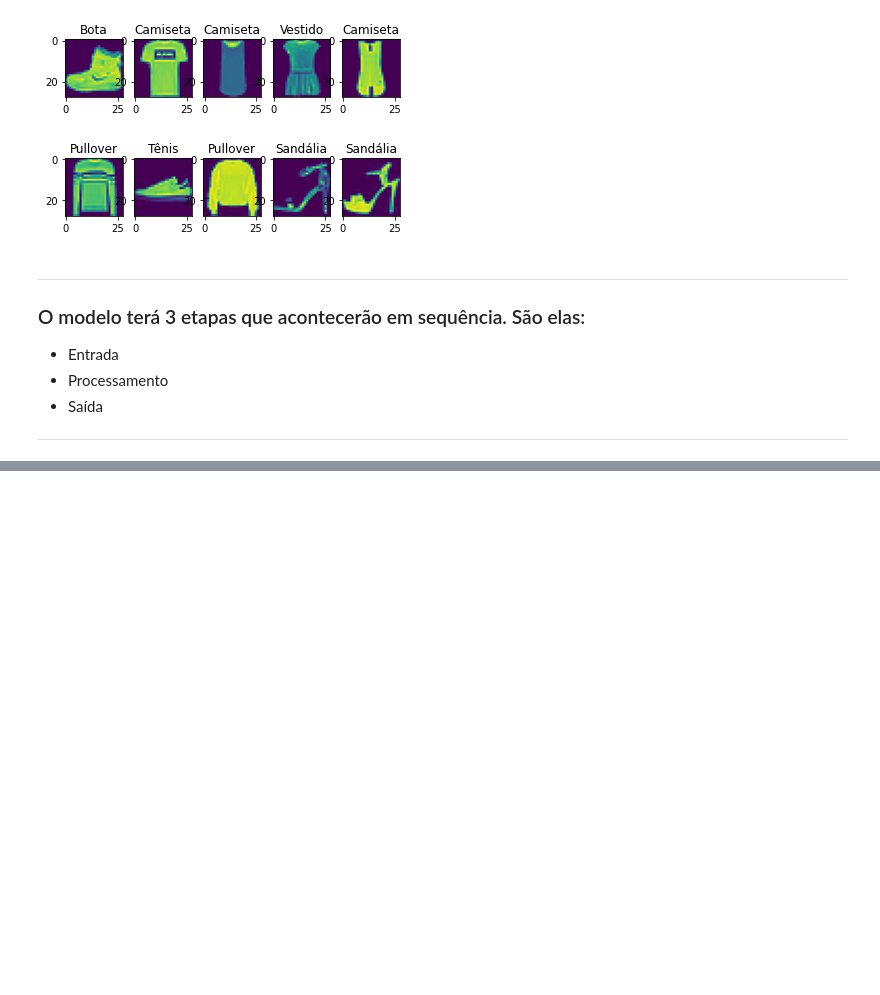
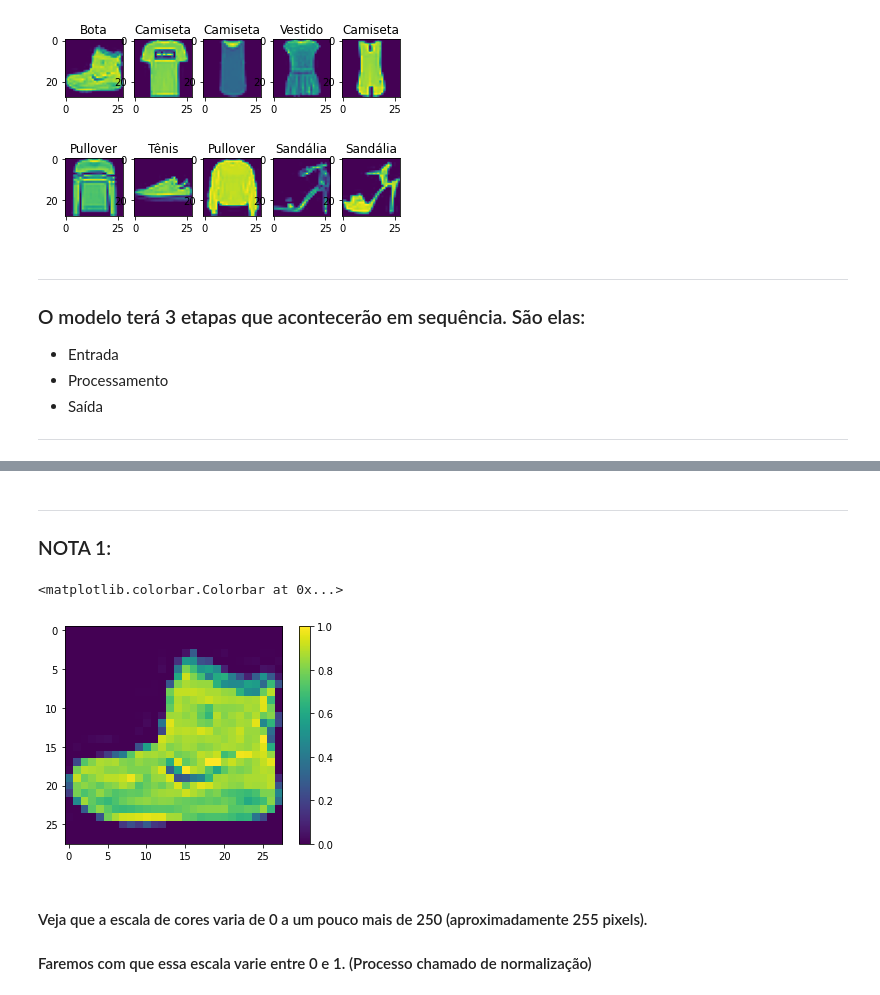
Before and after one commit to silsantos/Image_Classification_Python, a Jupyter notebook: 1_reconhecimento_imagens_keras.ipynb, the cells around one changed output, grey strips where cells are left out. Drawn from its saved outputs; the diff is of its cells as text; code cells hidden in the pictures; blank space fills up the shorter version.

```diff
--- a/1_reconhecimento_imagens_keras.ipynb
+++ b/1_reconhecimento_imagens_keras.ipynb
@@ -96,10 +99,14 @@ for imagem in range(10):
 # Camada 2 (saída): Primeiro parâmetro é o número de classificações do nosso modelo (10).
 
 
+imagens_treino = imagens_treino/float(255)  # Ver NOTA 1 (normalização)
+
 modelo = keras.Sequential([
     keras.layers.Flatten(input_shape = (28,28)),   # entrada
     keras.layers.Dense(256, activation = tensorflow.nn.relu),        # processamento
-    keras.layers.Dense(10, activation = tensorflow.nn.softmax)          # saída
+    #keras.layers.Dense(128, activation = tensorflow.nn.relu),       # Camada intermediária. Ver NOTA 2.
+    #keras.layers.Dense(64, activation = tensorflow.nn.relu),        # Camada intermediária 2. Não deu certo, a perda (loss) aumentou.
+    keras.layers.Dense(10, activation = tensorflow.nn.softmax)       # saída
 ])
 # %% [markdown]
 ### Sobre a função ReLu (Unidade Linear Retificada):
@@ -116,4 +123,4 @@ modelo = keras.Sequential([
 # %%
 # Compilação do modelo:
 
-modelo.compile(optimizer = 'adam', loss = 'sparse_categorical_crossentropy')
+modelo.compile(optimizer = 'adam', loss = 'sparse_categorical_crossentropy', metrics = ['accuracy'])
@@ -120,5 +129,5 @@ modelo.compile(optimizer = 'adam', loss = 'sparse_categorical_crossentropy')
 # %%
 # Treinamento do modelo:
 
-modelo.fit(imagens_treino, id_treino)
+modelo.fit(imagens_treino, id_treino, epochs = 5)
 # %% [output]
@@ -126,0 +151,16 @@ modelo.fit(imagens_treino, id_treino)
+# %% [markdown]
+***
+
+### NOTA 1:
+# %%
+# Buscando mais informações sobre as cores das imagens:
+
+plt.imshow(imagens_treino[0])
+plt.colorbar()
+# %% [output]
+<matplotlib.colorbar.Colorbar at 0x...>
+[figure, added]
+# %% [markdown]
+#### Veja que a escala de cores varia de 0 a um pouco mais de 250 (aproximadamente 255 pixels).
+
+#### Faremos com que essa escala varie entre 0 e 1. (Processo chamado de normalização)
```
Also changed, not shown: parts of 6 cells of this notebook.
